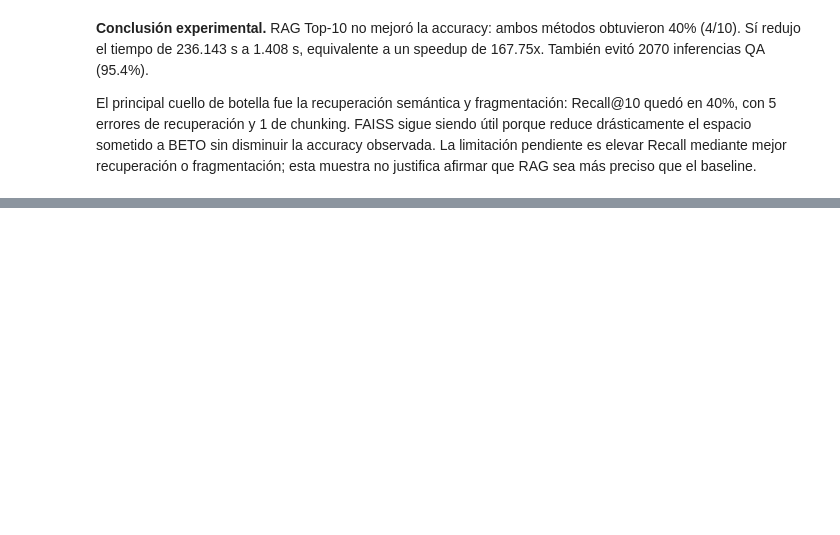
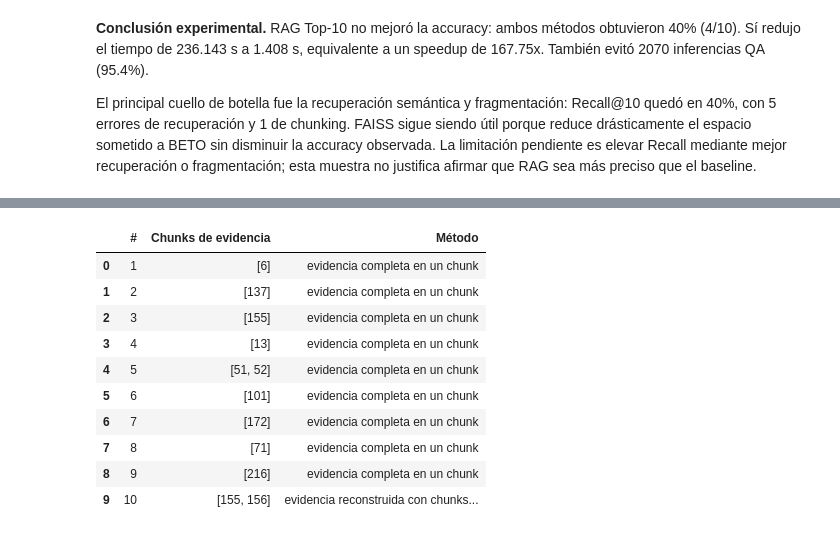
Before and after one commit to abner-rivas/Laboratorio---ML, a Jupyter notebook: LaboratorioML.ipynb, the cells around one changed output, grey strips where cells are left out. Saved outputs shown, nothing was run; the diff lists cells and outputs as text; code cells hidden in the pictures; blank space fills up the shorter version.

```diff
--- a/LaboratorioML.ipynb
+++ b/LaboratorioML.ipynb
@@ -5053,0 +5265,80 @@ vacío.
+# %%
+def identificar_chunks_evidencia_16(item):
+    directos = [
+        fragmento["chunk_id"]
+        for fragmento in fragmentos_rag
+        if evaluar_relevancia_chunk(fragmento, item)["recuperada"]
+    ]
+    if directos:
+        return directos, "evidencia completa en un chunk"
+
+    evidencia_objetivo = normalizar_texto(item["fragmento_evidencia"])
+    for izquierdo, derecho in zip(fragmentos_rag[:-1], fragmentos_rag[1:]):
+        texto_unido = normalizar_texto(izquierdo["texto"] + derecho["texto"])
+        pagina_objetivo = item["pagina_evidencia"]
+        cubre_pagina = (
+            izquierdo["pagina_inicio"] <= pagina_objetivo <= derecho["pagina_fin"]
+        )
+        if cubre_pagina and evidencia_objetivo in texto_unido:
+            return [izquierdo["chunk_id"], derecho["chunk_id"]], (
+                "evidencia reconstruida con chunks adyacentes"
+            )
+
+    raise AssertionError(
+        f"No se localizaron chunks de evidencia para la pregunta {item['numero']}"
+    )
+
+
+ids_evidencia_por_pregunta_16 = {}
+metodos_evidencia_16 = {}
+for item in preguntas_documento:
+    ids, metodo = identificar_chunks_evidencia_16(item)
+    ids_evidencia_por_pregunta_16[item["numero"]] = ids
+    metodos_evidencia_16[item["numero"]] = metodo
+
+ids_obligatorios_16 = sorted({
+    chunk_id
+    for ids in ids_evidencia_por_pregunta_16.values()
+    for chunk_id in ids
+})
+assert len(ids_obligatorios_16) <= min(TAMANOS_BASE_FASE16)
+
+rng_fase16 = np.random.default_rng(SEED)
+ids_distractores_16 = np.array([
+    fragmento["chunk_id"]
+    for fragmento in fragmentos_rag
+    if fragmento["chunk_id"] not in ids_obligatorios_16
+], dtype=int)
+rng_fase16.shuffle(ids_distractores_16)
+
+bases_ids_16 = {}
+for tamano in TAMANOS_BASE_FASE16:
+    cantidad_extra = tamano - len(ids_obligatorios_16)
+    ids_base = sorted(
+        set(ids_obligatorios_16)
+        | set(ids_distractores_16[:cantidad_extra].tolist())
+    )
+    assert len(ids_base) == tamano
+    assert set(ids_obligatorios_16).issubset(ids_base)
+    bases_ids_16[tamano] = ids_base
+
+for menor, mayor in zip(TAMANOS_BASE_FASE16[:-1], TAMANOS_BASE_FASE16[1:]):
+    assert set(bases_ids_16[menor]).issubset(bases_ids_16[mayor])
+
+display(pd.DataFrame([{
+    "#": numero,
+    "Chunks de evidencia": ids_evidencia_por_pregunta_16[numero],
+    "Método": metodos_evidencia_16[numero],
+} for numero in sorted(ids_evidencia_por_pregunta_16)]))
+# %% [output]
+|  | # | Chunks de evidencia | Método |
+| 0 | 1 | [6] | evidencia completa en un chunk |
+| 1 | 2 | [137] | evidencia completa en un chunk |
+| 2 | 3 | [155] | evidencia completa en un chunk |
+| 3 | 4 | [13] | evidencia completa en un chunk |
+| 4 | 5 | [51, 52] | evidencia completa en un chunk |
+| 5 | 6 | [101] | evidencia completa en un chunk |
+| 6 | 7 | [172] | evidencia completa en un chunk |
+| 7 | 8 | [71] | evidencia completa en un chunk |
+| 8 | 9 | [216] | evidencia completa en un chunk |
+| 9 | 10 | [155, 156] | evidencia reconstruida con chunks... |
```
Also changed, not shown: parts of 89 cells of this notebook, 9 other files.
